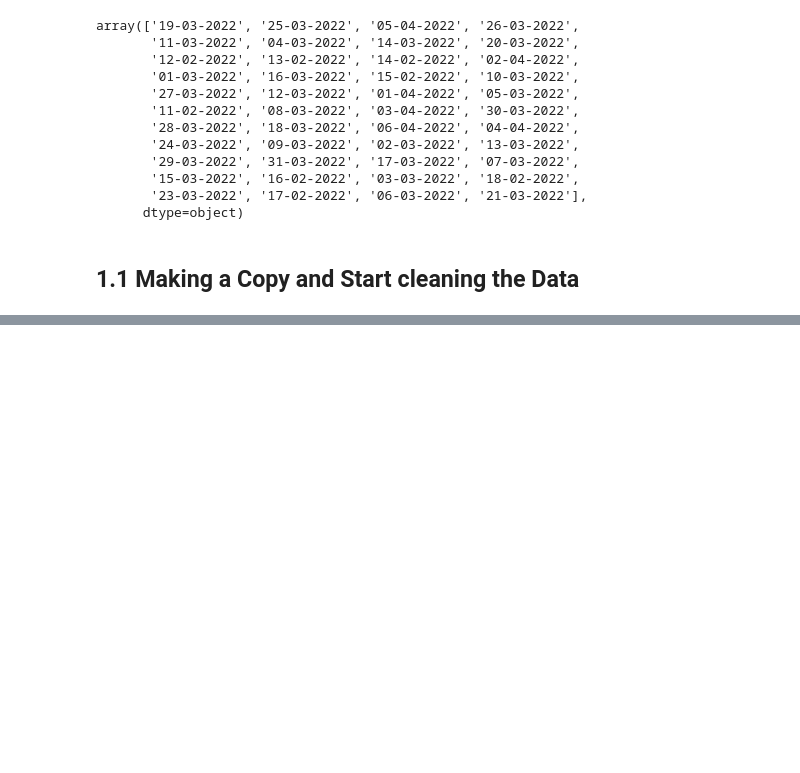
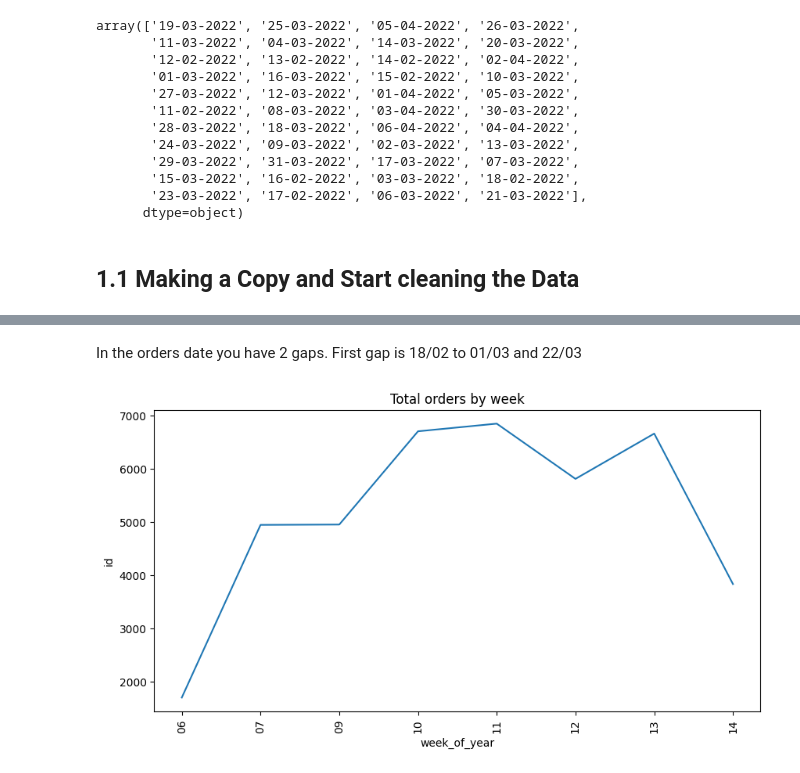
Before and after one commit to LuizLopomo/food_delivery, a Jupyter notebook: Notebook_Ciclo_4_1.ipynb, the cells around one changed output, grey strips where cells are left out. Drawn from its saved outputs; the diff is of its cells as text; code cells hidden in the pictures; blank space fills up the shorter version.

```diff
--- a/Notebook_Ciclo_4_1.ipynb
+++ b/Notebook_Ciclo_4_1.ipynb
@@ -177,0 +279,17 @@ df.describe().T
+# %% [markdown]
+In the orders date you have 2 gaps. First gap is 18/02 to 01/03 and 22/03
+# %%
+# Total orders by week
+aux = df2.groupby(['week_of_year'])['id'].count().reset_index()
+
+sns.lineplot(
+    data=aux,
+    x='week_of_year',
+    y='id'
+)
+
+plt.xticks(rotation='vertical')
+plt.title('Total orders by week')
+plt.show()
+# %% [output]
+[figure, added]
```
Also changed, not shown: parts of 28 cells of this notebook, 1 other file.
